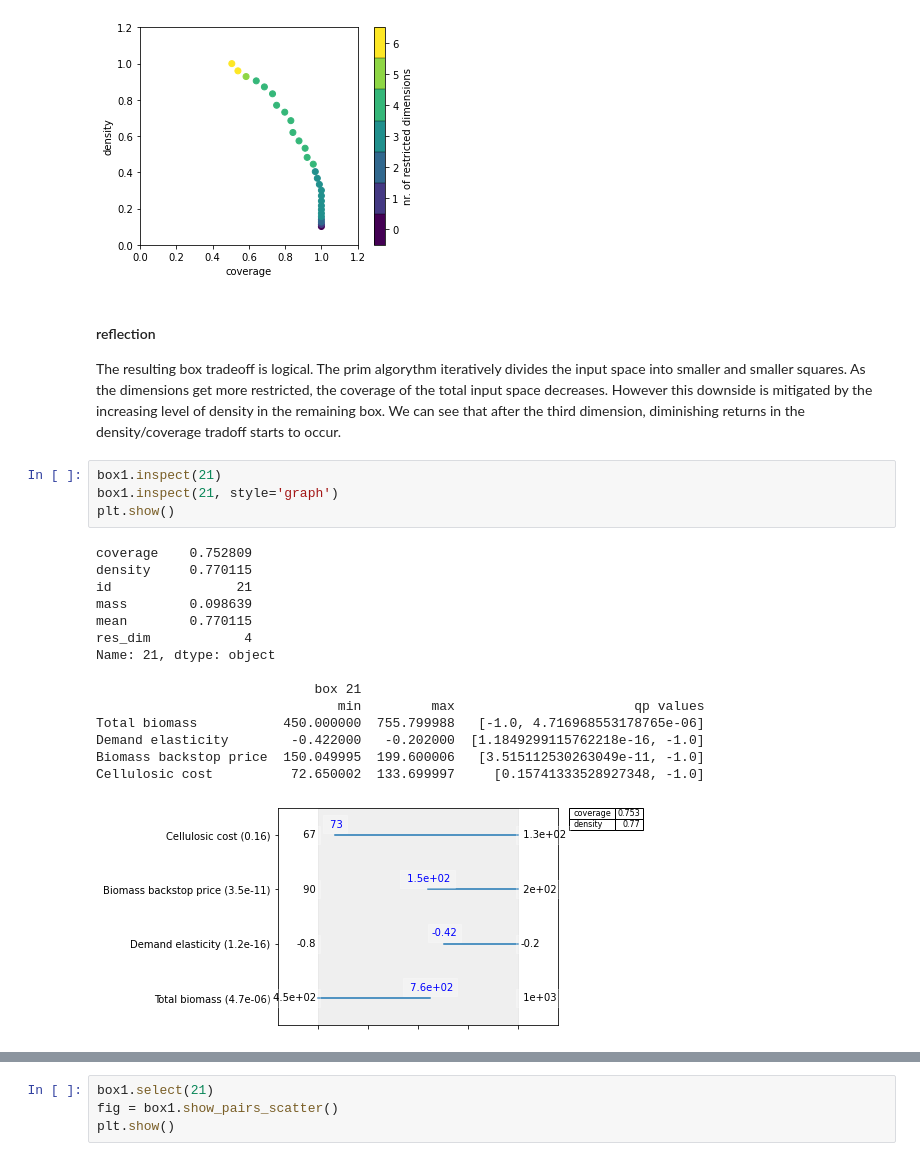
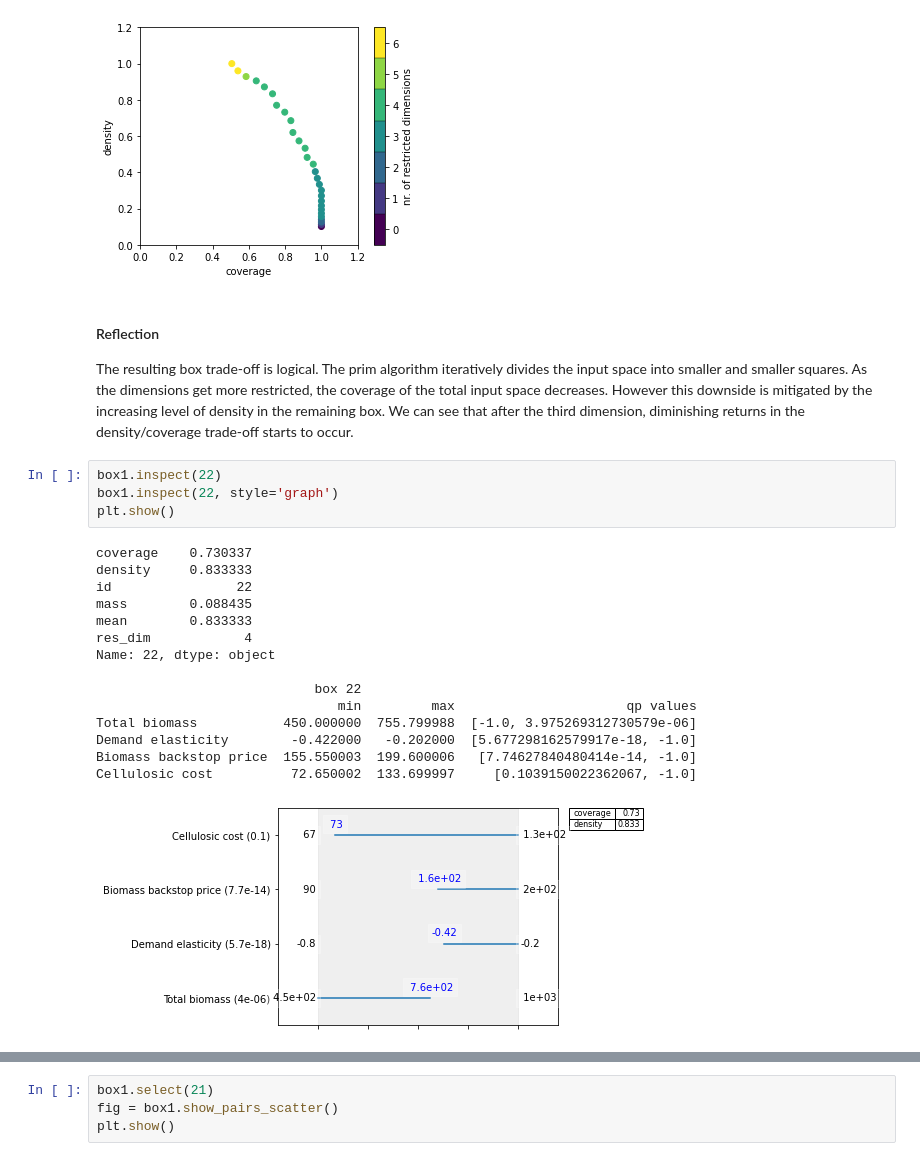
Before and after one commit to floristevito/EPA1361, a Jupyter notebook: lab_sessions/Week 3-4 - vulnerability analysis/assignment 4 - scenario discovery - ROOM1.ipynb, the cells around one changed output, grey strips where cells are left out. Cells and saved outputs as stored; diff of their text form.

```diff
--- a/lab_sessions/Week 3-4 - vulnerability analysis/assignment 4 - scenario discovery - ROOM1.ipynb
+++ b/lab_sessions/Week 3-4 - vulnerability analysis/assignment 4 - scenario discovery - ROOM1.ipynb
@@ -29,26 +39,26 @@ plt.show()
 # %% [output]
 [figure]
 # %% [markdown]
-#### reflection
-The resulting box tradeoff is logical. The prim algorythm iteratively divides the input space into smaller and smaller squares. As the dimensions get more restricted, the coverage of the total input space decreases. However this downside is mitigated by the increasing level of density in the remaining box.
-We can see that after the third dimension, diminishing returns in the density/coverage tradoff starts to occur.
+#### Reflection
+The resulting box trade-off is logical. The prim algorithm iteratively divides the input space into smaller and smaller squares. As the dimensions get more restricted, the coverage of the total input space decreases. However this downside is mitigated by the increasing level of density in the remaining box.
+We can see that after the third dimension, diminishing returns in the density/coverage trade-off starts to occur.
 # %%
-box1.inspect(21)
-box1.inspect(21, style='graph')
+box1.inspect(22)
+box1.inspect(22, style='graph')
 plt.show()
 # %% [output]
-coverage    0.752809
-density     0.770115
-id                21
-mass        0.098639
-mean        0.770115
+coverage    0.730337
+density     0.833333
+id                22
+mass        0.088435
+mean        0.833333
 res_dim            4
-Name: 21, dtype: object
+Name: 22, dtype: object
 
-                            box 21
-                               min         max                       qp values
-Total biomass           450.000000  755.799988   [-1.0, 4.716968553178765e-06]
-Demand elasticity        -0.422000   -0.202000  [1.1849299115762218e-16, -1.0]
-Biomass backstop price  150.049995  199.600006   [3.515112530263049e-11, -1.0]
-Cellulosic cost          72.650002  133.699997     [0.15741333528927348, -1.0]
+                            box 22
+                               min         max                      qp values
+Total biomass           450.000000  755.799988  [-1.0, 3.975269312730579e-06]
+Demand elasticity        -0.422000   -0.202000  [5.677298162579917e-18, -1.0]
+Biomass backstop price  155.550003  199.600006   [7.74627840480414e-14, -1.0]
+Cellulosic cost          72.650002  133.699997     [0.1039150022362067, -1.0]
-[figure, old version]
+[figure, new version]
```
Also changed, not shown: parts of 15 cells of this notebook.
